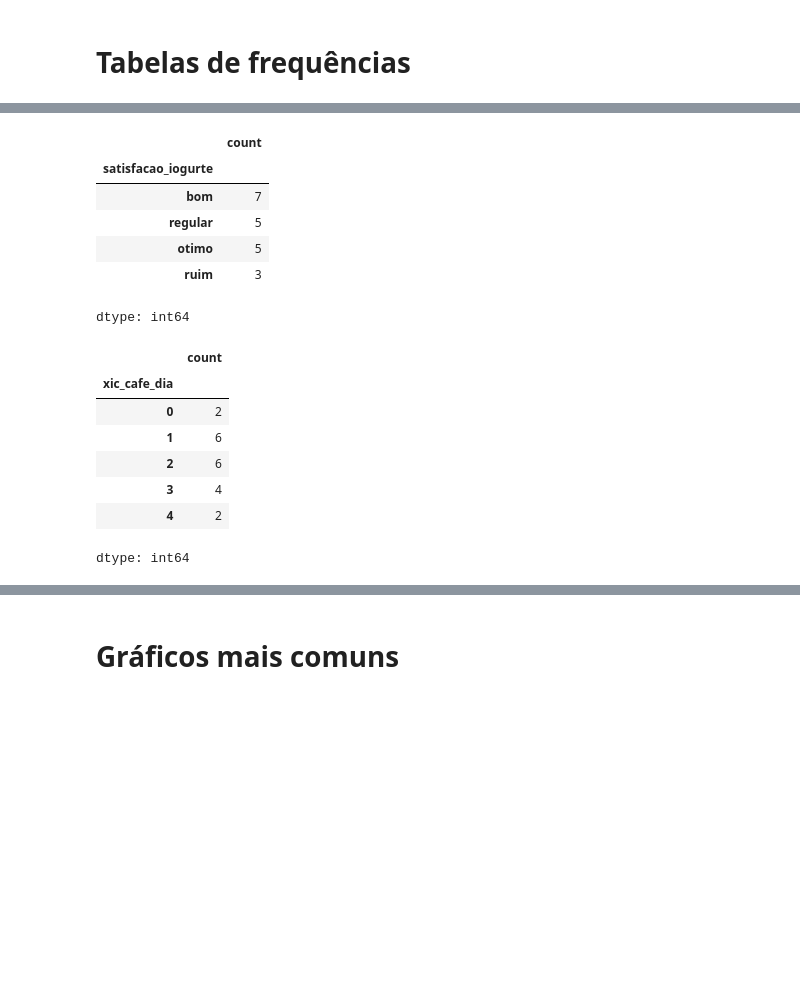
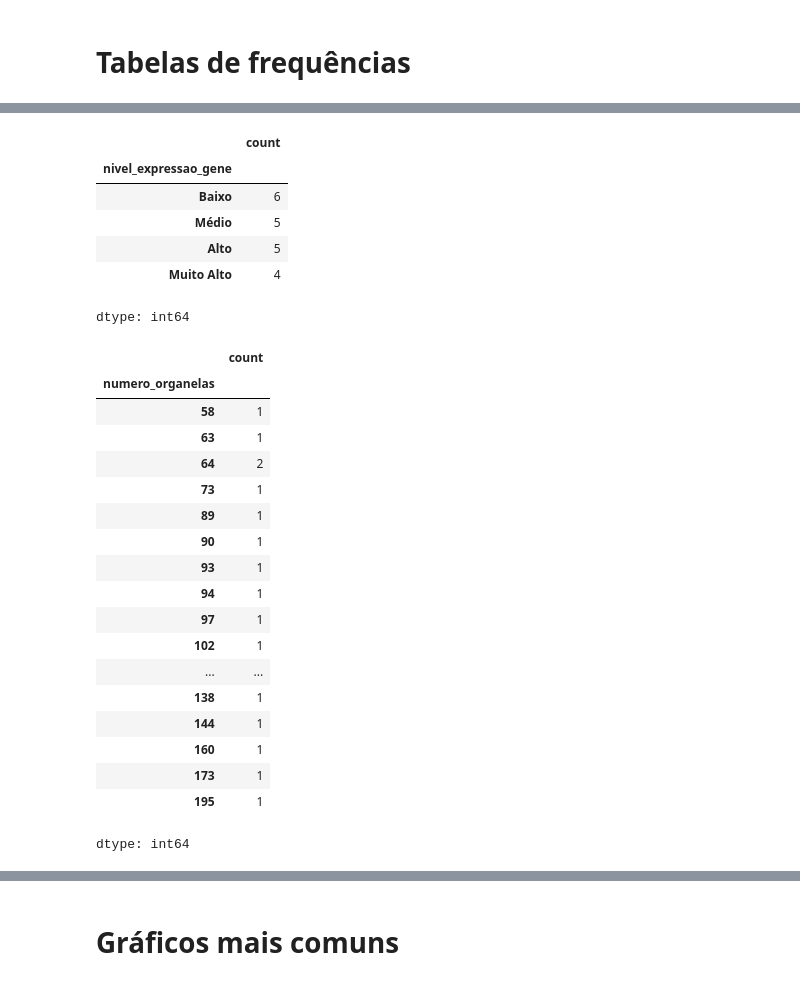
Before and after one commit to clobos/Biologia_2026, a Jupyter notebook: semana02.ipynb, the cells around one changed output, grey strips where cells are left out. Drawn from its saved outputs; the diff is of its cells as text; code cells hidden in the pictures; blank space fills up the shorter version.

```diff
--- a/semana02.ipynb
+++ b/semana02.ipynb
@@ -54,0 +13,28 @@ dados
+# %%
+import pandas as pd
+import numpy as np
+
+np.random.seed(42)
+
+dados = pd.DataFrame({
+    "id": range(1, 21),
+    "sexo": np.random.choice(["Feminino", "Masculino"], 20),
+    "tipo_celula": np.random.choice(
+        ["Neurônio", "Epitelial", "Muscular", "Conjuntivo"], 20,
+        p=[0.3, 0.3, 0.2, 0.2]
+    ),  # nominal
+    "nivel_expressao_gene": np.random.choice(
+        ["Baixo", "Médio", "Alto", "Muito Alto"], 20,
+        p=[0.2, 0.3, 0.3, 0.2]
+    ),  # ordinal
+    "numero_organelas": np.random.randint(50, 200, 20),  # discreta
+    "pH_solucao": np.round(np.random.uniform(6.0, 8.0, 20), 1)  # continua
+})
+
+dados["nivel_expressao_gene"] = pd.Categorical(
+    dados["nivel_expressao_gene"],
+    categories=["Baixo", "Médio", "Alto", "Muito Alto"],
+    ordered=True
+)
+
+dados
@@ -78,27 +84,38 @@ freq_cafe_rel
 dtype: float64
 # %%
-# Frequência para variável ordinal (satisfação)
-freq_satisfacao = dados["satisfacao_iogurte"].value_counts()
-freq_satisfacao
+# Frequência para variável ordinal (nível de expressão de gene)
+freq_expressao = dados["nivel_expressao_gene"].value_counts()
+freq_expressao
 # %% [output]
 |  | count |
-| satisfacao_iogurte |  |
-| bom | 7 |
-| regular | 5 |
-| otimo | 5 |
-| ruim | 3 |
+| nivel_expressao_gene |  |
+| Baixo | 6 |
+| Médio | 5 |
+| Alto | 5 |
+| Muito Alto | 4 |
 dtype: int64
 # %%
-# Frequência para variável discreta (número de xícaras/dia)
-freq_xic = dados["xic_cafe_dia"].value_counts().sort_index()
-freq_xic
+# Frequência para variável discreta (número de organelas)
+freq_organela = dados["numero_organelas"].value_counts().sort_index()
+freq_organela
 # %% [output]
 |  | count |
-| xic_cafe_dia |  |
-| 0 | 2 |
-| 1 | 6 |
-| 2 | 6 |
-| 3 | 4 |
-| 4 | 2 |
+| numero_organelas |  |
+| 58 | 1 |
+| 63 | 1 |
+| 64 | 2 |
+| 73 | 1 |
+| 89 | 1 |
+| 90 | 1 |
+| 93 | 1 |
+| 94 | 1 |
+| 97 | 1 |
+| 102 | 1 |
+| ... | ... |
+| 138 | 1 |
+| 144 | 1 |
+| 160 | 1 |
+| 173 | 1 |
+| 195 | 1 |
 dtype: int64
 # %%
```
Also changed, not shown: parts of 11 cells of this notebook.
